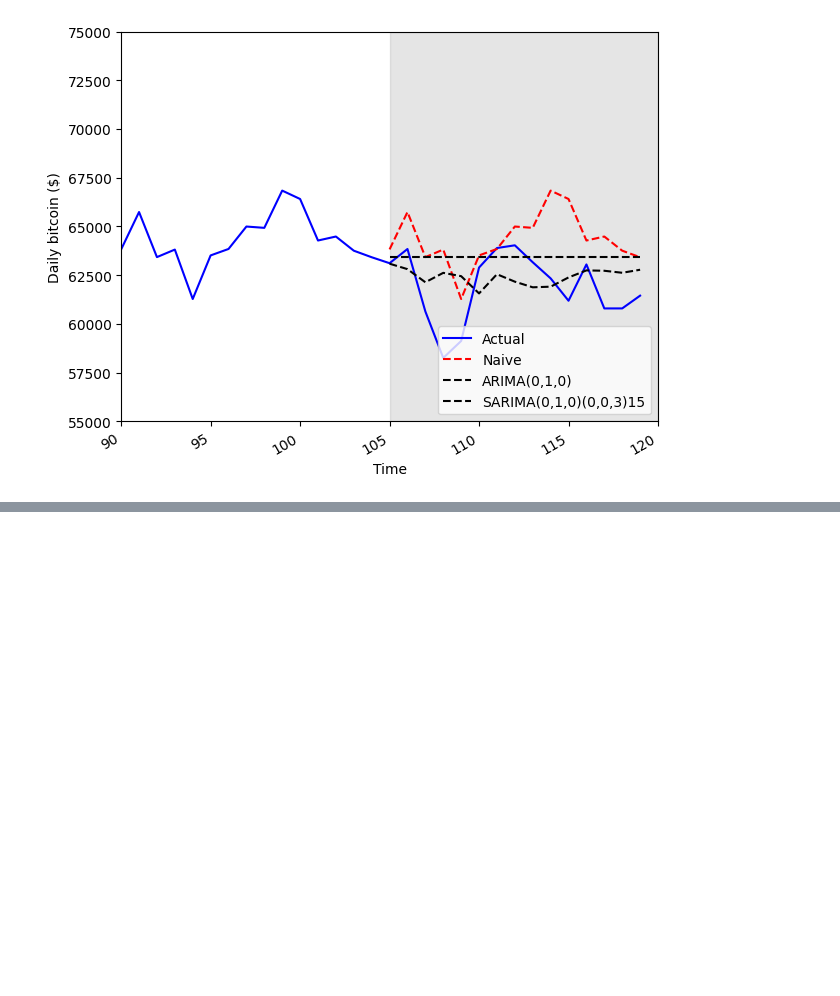
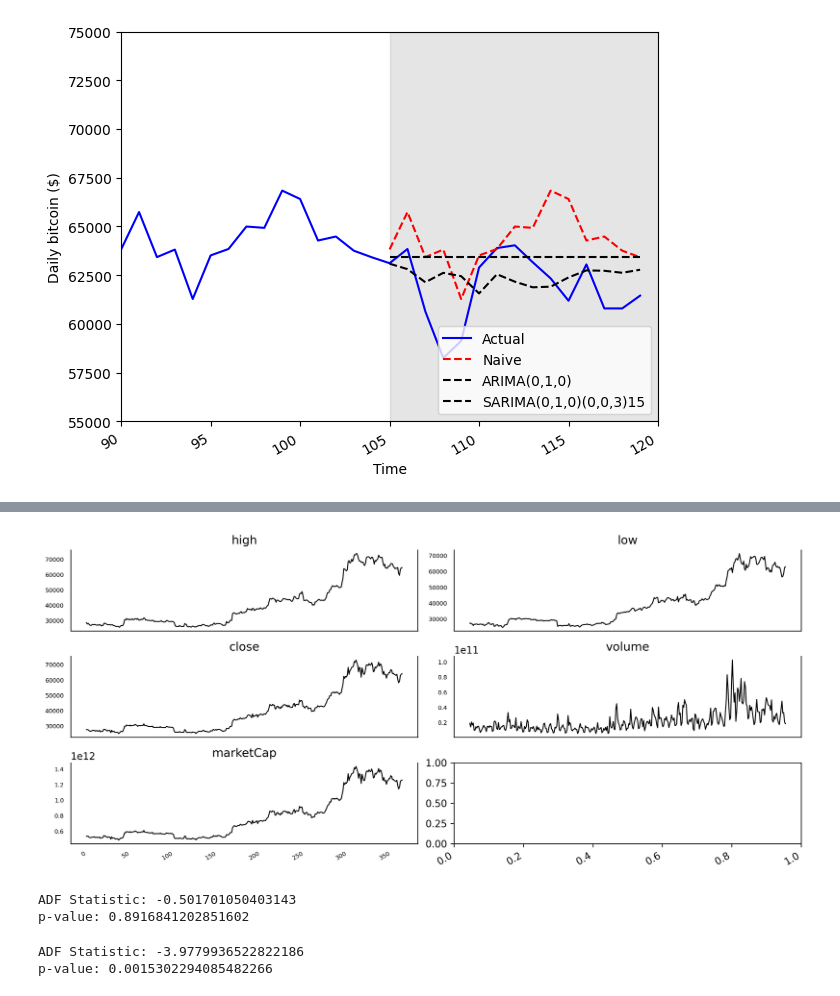
Before and after one commit to baloochyb/PricePrediction, a Jupyter notebook: time_series.ipynb, the cells around one changed output, grey strips where cells are left out. Drawn from its saved outputs; the diff is of its cells as text; code cells hidden in the pictures; blank space fills up the shorter version.

```diff
--- a/time_series.ipynb
+++ b/time_series.ipynb
@@ -1243,0 +1246,8 @@ plt.tight_layout()
+# %%
+import numpy as np
+import pandas as pd
+import matplotlib.pyplot as plt
+
+bitcoin = pd.read_csv('Bitcoin2.csv', sep=';')
+bitcoin = bitcoin.iloc[::-1].reset_index(drop=True)
+bitcoin
@@ -1243,0 +1268,15 @@ plt.tight_layout()
+# %%
+fig, axes = plt.subplots(nrows=3, ncols=2, dpi=300, figsize=(11,6))
+for i, ax in enumerate(axes.flatten()[:5]):
+    data = bitcoin[bitcoin.columns[i+6]]
+    ax.plot(data, color='black', linewidth=1)
+    ax.set_title(bitcoin.columns[i+6])
+    ax.xaxis.set_ticks_position('none')
+    ax.yaxis.set_ticks_position('none')
+    ax.spines['top'].set_alpha(0)
+    ax.tick_params(labelsize=6)
+
+fig.autofmt_xdate()
+plt.tight_layout()
+# %% [output]
+[figure, added]
@@ -1243,0 +1286,15 @@ plt.tight_layout()
+# %%
+ad_fuller_result = adfuller(target)
+print(f'ADF Statistic: {ad_fuller_result[0]}')
+print(f'p-value: {ad_fuller_result[1]}')
+# %% [output]
+ADF Statistic: -0.501701050403143
+p-value: 0.8916841202851602
+# %%
+target_diff = target.diff()
+ad_fuller_result = adfuller(target_diff[1:])
+print(f'ADF Statistic: {ad_fuller_result[0]}')
+print(f'p-value: {ad_fuller_result[1]}')
+# %% [output]
+ADF Statistic: -3.9779936522822186
+p-value: 0.0015302294085482266
```
Also changed, not shown: parts of 18 cells of this notebook.
